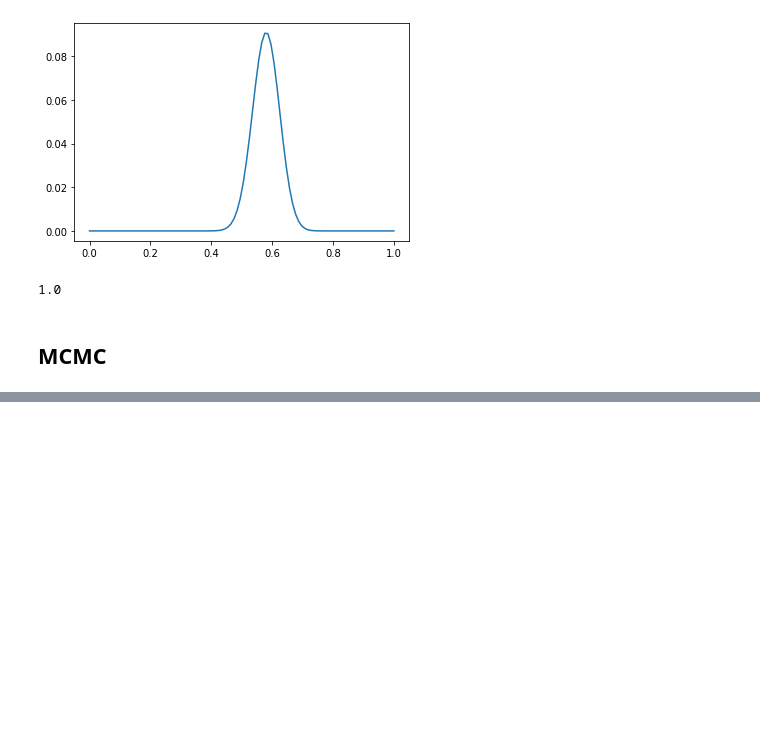
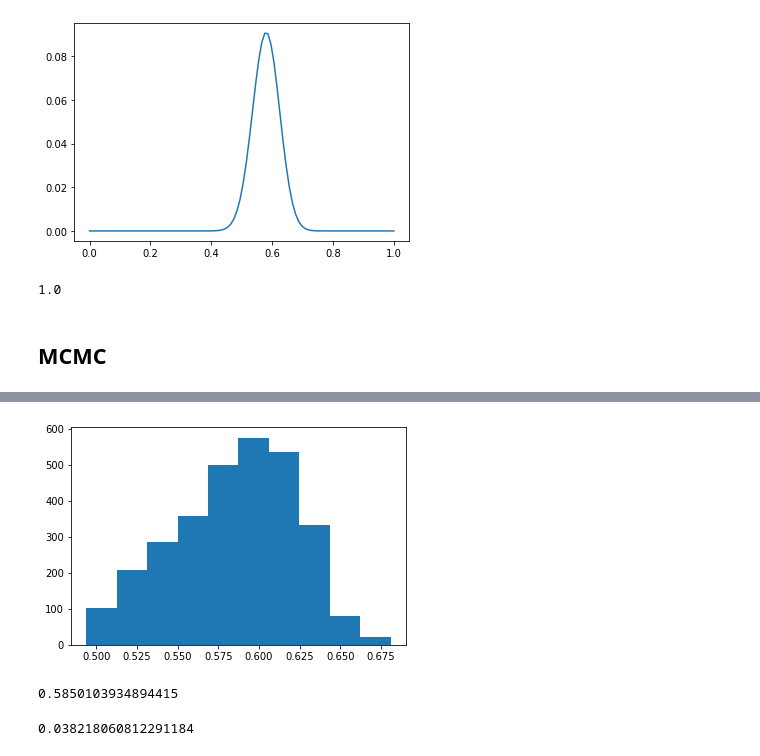
Before and after one commit to gabgilling/Bayesian-Blogs, a Jupyter notebook: Posterior Integration MCMC.ipynb, the cells around one changed output, grey strips where cells are left out. Saved outputs shown, nothing was run; the diff lists cells and outputs as text; code cells hidden in the pictures; blank space fills up the shorter version.

Commit message:
building the mcmc chain

```diff
--- a/Posterior Integration MCMC.ipynb
+++ b/Posterior Integration MCMC.ipynb
@@ -71,0 +102,54 @@ prior_proposal = norm(mu_prior_mu, mu_prior_sd).pdf(mu_proposal)
+# %%
+def make_simple_mcmc(samples = 1000, proposal_width = 1, mu_prior_mu = 0.5, mu_prior_sd = 0.1):
+    """
+    """
+    np.random.seed(42)
+
+    p_init=0.5
+
+    mu_current = p_init
+    posterior = [mu_current]
+
+    for i in range(samples):
+        # suggest new position
+        mu_proposal = norm(mu_current, proposal_width).rvs()
+
+        # Compute likelihood by multiplying probabilities of each data point
+        likelihood_current = binom(n = 100, p = mu_current).pmf(sum(data))
+        likelihood_proposal = binom(n = 100, p = mu_proposal).pmf(sum(data))
+
+
+        # Compute prior probability of current and proposed mu
+        prior_current = norm(mu_prior_mu, mu_prior_sd).pdf(mu_current)
+        prior_proposal = norm(mu_prior_mu, mu_prior_sd).pdf(mu_proposal)
+
+        p_current = likelihood_current * prior_current
+        p_proposal = likelihood_proposal * prior_proposal
+
+        # Accept proposal?
+        p_accept = p_proposal / p_current
+
+        # Usually would include prior probability, which we neglect here for simplicity
+        accept = np.random.rand() < p_accept
+
+        if accept:
+            # Update position
+            mu_current = mu_proposal
+
+        posterior.append(mu_current)
+
+    return posterior
+# %%
+posterior = make_simple_mcmc(samples = 4000)
+# %%
+plt.hist(posterior[1000:]);
+# %% [output]
+[figure, added]
+# %%
+np.mean(posterior)
+# %% [output]
+0.5850103934894415
+# %%
+np.std(posterior)
+# %% [output]
+0.038218060812291184
```
Also changed, not shown: parts of 14 cells of this notebook.
